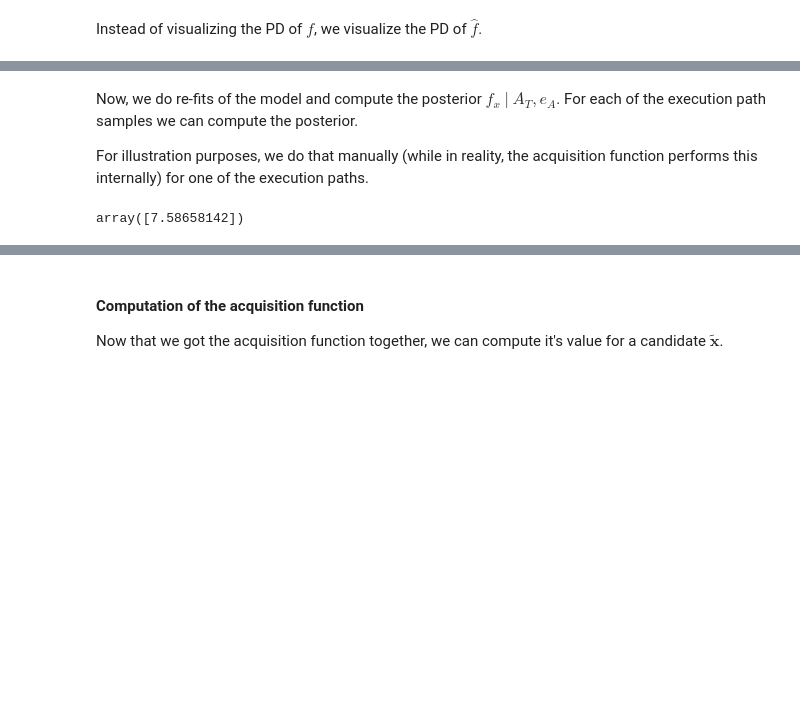
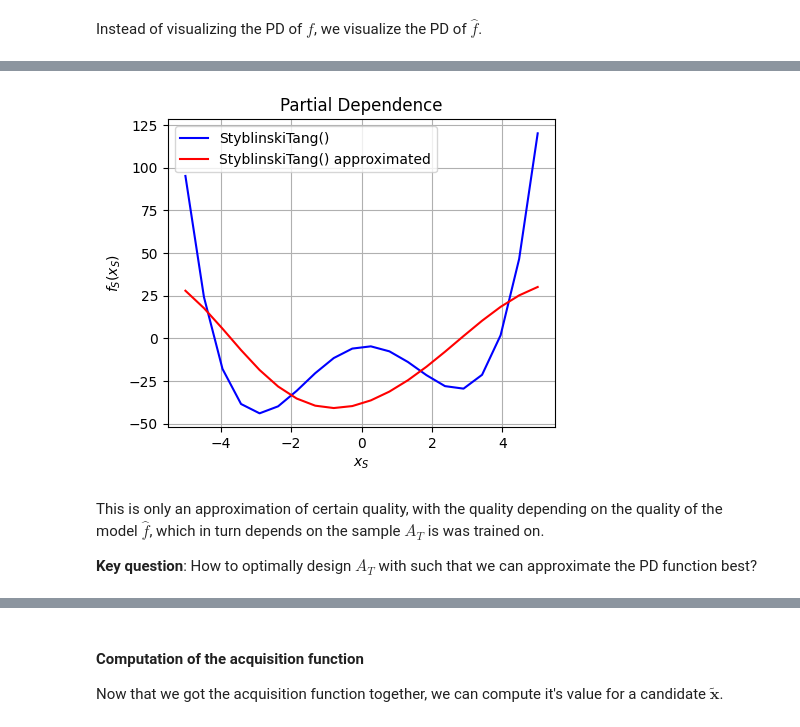
Before and after one commit to juliambr/botorch, a Jupyter notebook: tutorials/bax_explained.ipynb, the cells around one changed output, grey strips where cells are left out. Saved outputs shown, nothing was run; the diff lists cells and outputs as text; code cells hidden in the pictures; blank space fills up the shorter version.

```diff
--- a/tutorials/bax_explained.ipynb
+++ b/tutorials/bax_explained.ipynb
@@ -170,3 +198,0 @@ Let's say we want to compute the information gain of a randomly drawn point $\bm
-# %%
-params = {"name": "BAX", "n_path": 1, "exe_path_dependencies": False}
-EIG = InfoBAX(params=params, model=model, algorithm=alg)
@@ -229,4 +198,0 @@ plt.grid(True)
-# %% [markdown]
-Now, we do re-fits of the model and compute the posterior $f_x ~|~ A_T, e_A$. For each of the execution path samples we can compute the posterior.
-
-For illustration purposes, we do that manually (while in reality, the acquisition function performs this internally) for one of the execution paths.
@@ -251,14 +198,0 @@ model_cond = model_cond.condition_on_observations(X=X_new, Y=Y_new)
-# %%
-# Now compute the entropy based on this model
-posterior_samp = model_cond.posterior(X)
-
-# # 2. Computer posterior y_x | (D, eA)
-# posterior_samp = model_new.posterior(X)
-std_samp = posterior_samp.variance.detach().numpy().flatten()
-
-# 3. Formula for entropy
-h_samp = np.log(std_samp) + np.log(np.sqrt(2 * np.pi)) + 0.5
-
-h_samp
-# %% [output]
-array([7.58658142])
@@ -264,0 +207,12 @@ array([7.58658142])
+# %%
+# PLOT
+plt.figure(figsize=(5, 4))
+
+plot_pdp([out, out_approx], title="Partial Dependence", labels=[str(f), str(f) + " approximated"], colors=["blue", "red"])
+# %% [output]
+[figure, added]
+# %% [markdown]
+This is only an approximation of certain quality, with the quality depending on the quality of the model $\hat f$, which in turn depends on the sample $A_T$ is was trained on.
+
+
+**Key question**: How to optimally design $A_T$ with such that we can approximate the PD function best?
```
Also changed, not shown: parts of 57 cells of this notebook, 5 other files.
